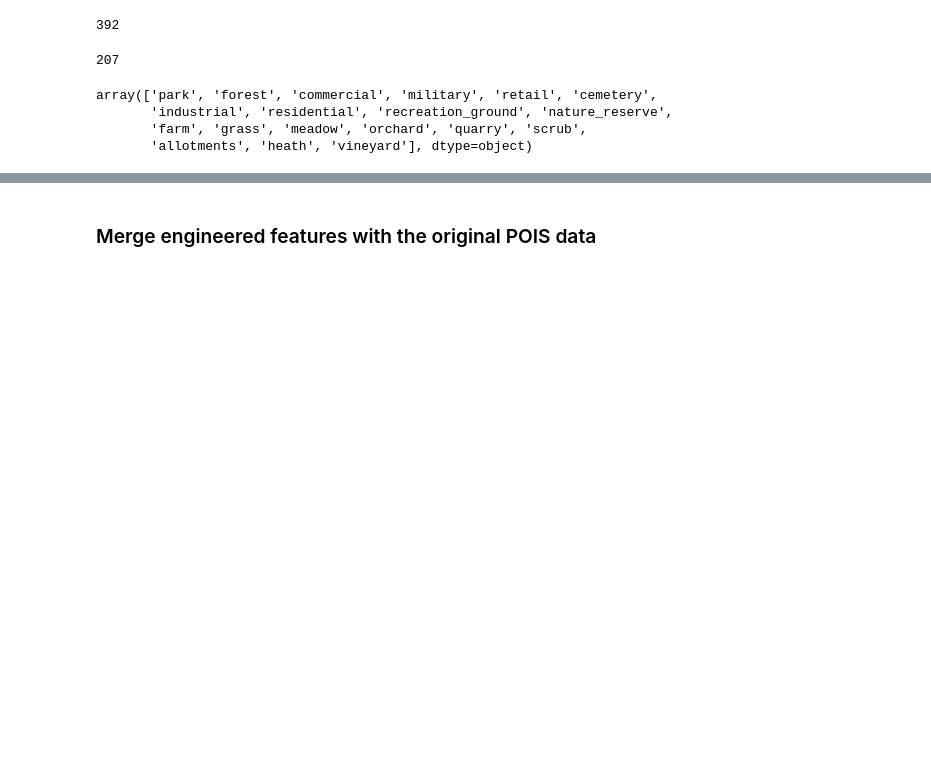
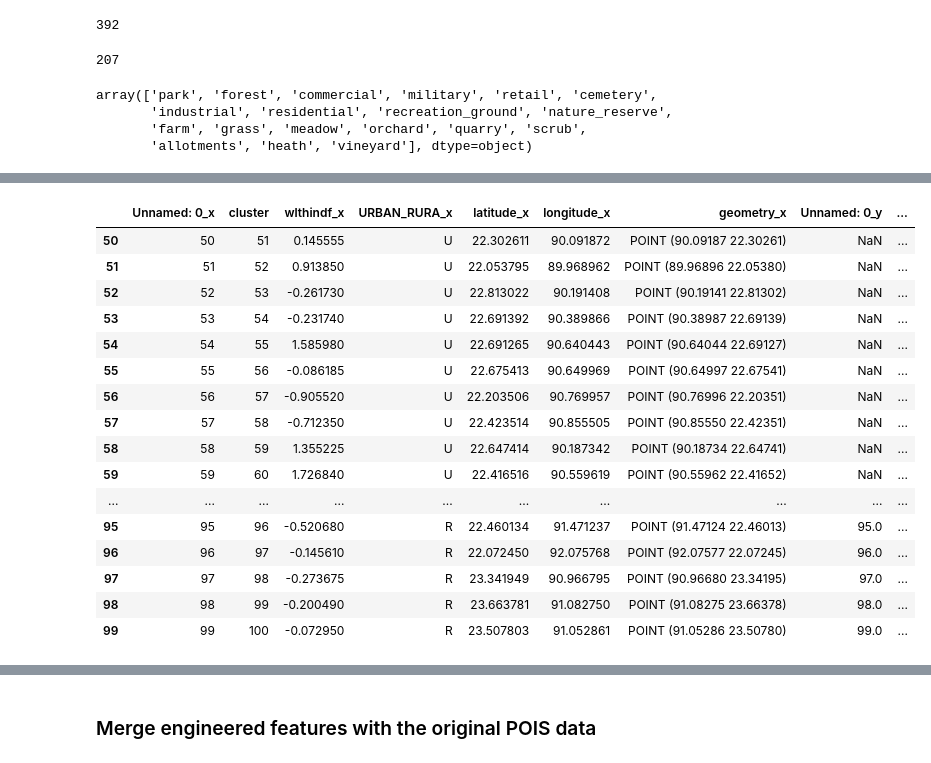
Before and after one commit to huydang90/Mapping-Poverty-With-Satellite-Images, a Jupyter notebook: Code/1. OSM Prep - Extract Landuse Features.ipynb, the cells around one changed output, grey strips where cells are left out. Saved outputs shown, nothing was run; the diff lists cells and outputs as text; code cells hidden in the pictures; blank space fills up the shorter version.

```diff
--- a/Code/1. OSM Prep - Extract Landuse Features.ipynb
+++ b/Code/1. OSM Prep - Extract Landuse Features.ipynb
@@ -173,0 +325,20 @@ clusters_rural.tail()
+# %%
+merge_2 = pd.merge(merge_1, clusters_urban_landuse, how = )
+# %% [output]
+|  | Unnamed: 0_x | cluster | wlthindf_x | URBAN_RURA_x | latitude_x | longitude_x | geometry_x | Unnamed: 0_y | ... |
+| 50 | 50 | 51 | 0.145555 | U | 22.302611 | 90.091872 | POINT (90.09187 22.30261) | NaN | ... |
+| 51 | 51 | 52 | 0.913850 | U | 22.053795 | 89.968962 | POINT (89.96896 22.05380) | NaN | ... |
+| 52 | 52 | 53 | -0.261730 | U | 22.813022 | 90.191408 | POINT (90.19141 22.81302) | NaN | ... |
+| 53 | 53 | 54 | -0.231740 | U | 22.691392 | 90.389866 | POINT (90.38987 22.69139) | NaN | ... |
+| 54 | 54 | 55 | 1.585980 | U | 22.691265 | 90.640443 | POINT (90.64044 22.69127) | NaN | ... |
+| 55 | 55 | 56 | -0.086185 | U | 22.675413 | 90.649969 | POINT (90.64997 22.67541) | NaN | ... |
+| 56 | 56 | 57 | -0.905520 | U | 22.203506 | 90.769957 | POINT (90.76996 22.20351) | NaN | ... |
+| 57 | 57 | 58 | -0.712350 | U | 22.423514 | 90.855505 | POINT (90.85550 22.42351) | NaN | ... |
+| 58 | 58 | 59 | 1.355225 | U | 22.647414 | 90.187342 | POINT (90.18734 22.64741) | NaN | ... |
+| 59 | 59 | 60 | 1.726840 | U | 22.416516 | 90.559619 | POINT (90.55962 22.41652) | NaN | ... |
+| ... | ... | ... | ... | ... | ... | ... | ... | ... | ... |
+| 95 | 95 | 96 | -0.520680 | R | 22.460134 | 91.471237 | POINT (91.47124 22.46013) | 95.0 | ... |
+| 96 | 96 | 97 | -0.145610 | R | 22.072450 | 92.075768 | POINT (92.07577 22.07245) | 96.0 | ... |
+| 97 | 97 | 98 | -0.273675 | R | 23.341949 | 90.966795 | POINT (90.96680 23.34195) | 97.0 | ... |
+| 98 | 98 | 99 | -0.200490 | R | 23.663781 | 91.082750 | POINT (91.08275 23.66378) | 98.0 | ... |
+| 99 | 99 | 100 | -0.072950 | R | 23.507803 | 91.052861 | POINT (91.05286 23.50780) | 99.0 | ... |
```
Also changed, not shown: parts of 21 cells of this notebook, 10 other files.
